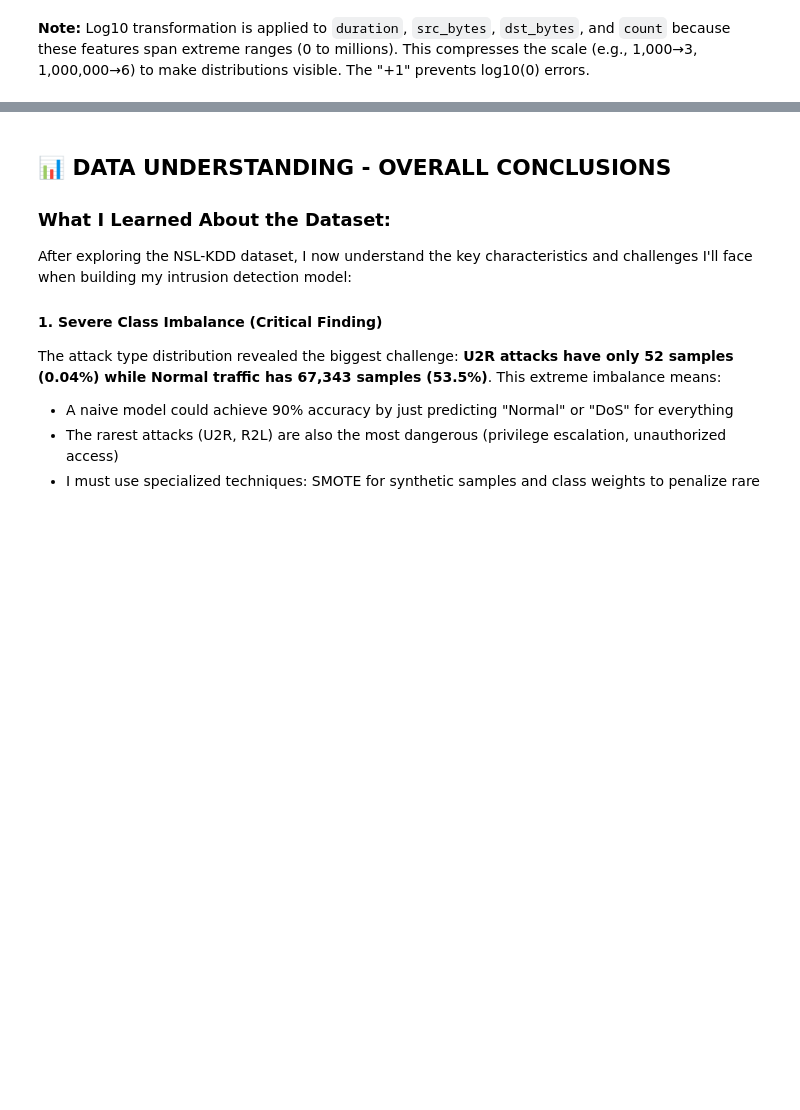
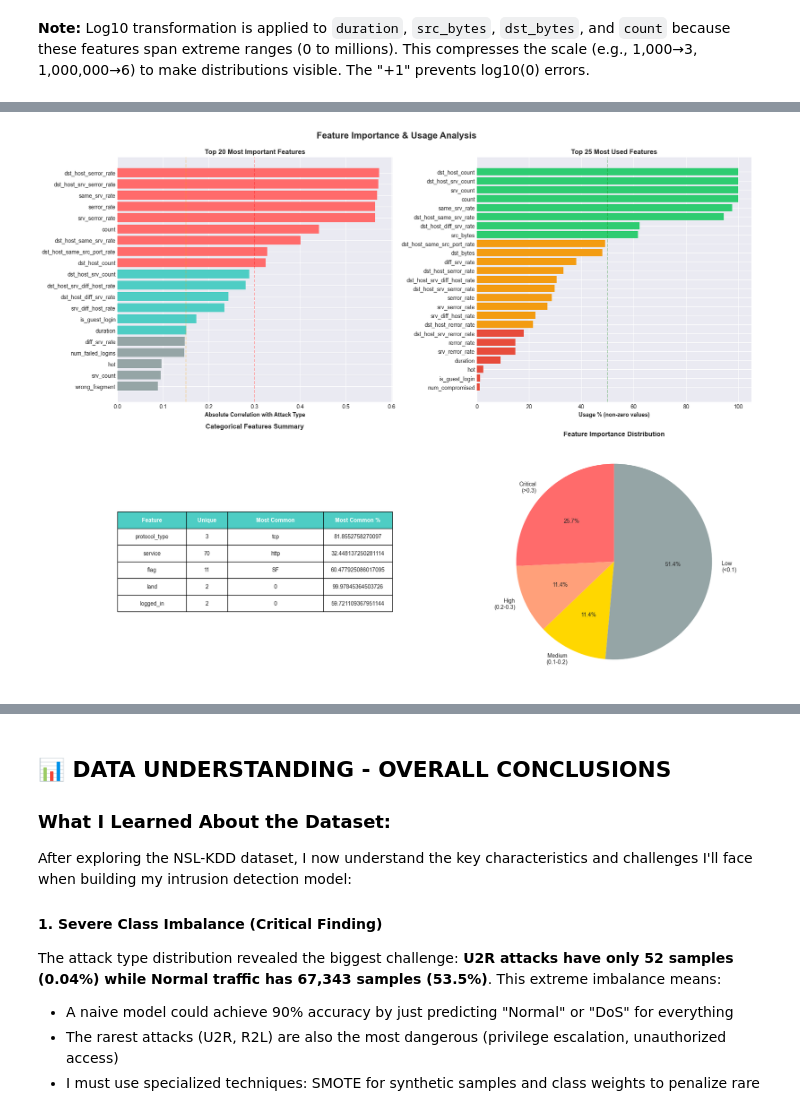
Before and after one commit to AntonDesigns/AI-ML-and-Data, a Jupyter notebook: Network Intrusion Detection/Challenge 2/Challenge2_Network_IDS_Data_Provisioning.ipynb, the cells around one changed output, grey strips where cells are left out. Drawn from its saved outputs; the diff is of its cells as text; code cells hidden in the pictures; blank space fills up the shorter version.

```diff
--- a/Network Intrusion Detection/Challenge 2/Challenge2_Network_IDS_Data_Provisioning.ipynb
+++ b/Network Intrusion Detection/Challenge 2/Challenge2_Network_IDS_Data_Provisioning.ipynb
@@ -709,0 +847,77 @@ These feature patterns validate my model will work. If Normal and Attack traffic
+# %%
+# Calculate importance metrics
+df['attack_numeric'] = pd.Categorical(df['attack_category']).codes
+feature_correlation = df[numerical_features].corrwith(df['attack_numeric']).abs().sort_values(ascending=False)
+feature_usage = (df[numerical_features] != 0).sum() / len(df) * 100
+
+fig, axes = plt.subplots(2, 2, figsize=(18, 14))
+fig.suptitle('Feature Importance & Usage Analysis', fontsize=16, fontweight='bold', y=0.995)
+
+# 1. Top 20 by Correlation
+top_corr = feature_correlation.head(20)
+colors = ['#ff6b6b' if val > 0.3 else '#4ecdc4' if val > 0.15 else '#95a5a6' for val in top_corr.values]
+axes[0, 0].barh(range(len(top_corr)), top_corr.values, color=colors)
+axes[0, 0].set_yticks(range(len(top_corr)))
+axes[0, 0].set_yticklabels(top_corr.index)
+axes[0, 0].set_xlabel('Absolute Correlation with Attack Type', fontweight='bold')
+axes[0, 0].set_title('Top 20 Most Important Features', fontweight='bold')
+axes[0, 0].axvline(x=0.3, color='red', linestyle='--', alpha=0.3)
+axes[0, 0].axvline(x=0.15, color='orange', linestyle='--', alpha=0.3)
+axes[0, 0].invert_yaxis()
+
+# 2. Top 25 by Usage
+top_usage = feature_usage.sort_values(ascending=False).head(25)
+colors_usage = ['#2ecc71' if val > 50 else '#f39c12' if val > 20 else '#e74c3c' for val in top_usage.values]
+axes[0, 1].barh(range(len(top_usage)), top_usage.values, color=colors_usage)
+axes[0, 1].set_yticks(range(len(top_usage)))
+axes[0, 1].set_yticklabels(top_usage.index)
+axes[0, 1].set_xlabel('Usage % (non-zero values)', fontweight='bold')
+axes[0, 1].set_title('Top 25 Most Used Features', fontweight='bold')
+axes[0, 1].axvline(x=50, color='green', linestyle='--', alpha=0.3)
+axes[0, 1].invert_yaxis()
+
+# 3. Categorical Summary Table
+categorical_stats = pd.DataFrame({
+    'Feature': categorical_features,
+    'Unique': [df[col].nunique() for col in categorical_features],
+    'Most Common': [df[col].mode()[0] for col in categorical_features],
+    'Most Common %': [df[col].value_counts(normalize=True).iloc[0] * 100 for col in categorical_features]
+})
+
+axes[1, 0].axis('tight')
+axes[1, 0].axis('off')
+table = axes[1, 0].table(cellText=categorical_stats.values,
+                          colLabels=categorical_stats.columns,
+                          cellLoc='center', loc='center',
+                          colWidths=[0.25, 0.15, 0.35, 0.25])
+table.auto_set_font_size(False)
+table.set_fontsize(10)
+table.scale(1, 2)
+
+for i in range(len(categorical_stats.columns)):
+    table[(0, i)].set_facecolor('#4ecdc4')
+    table[(0, i)].set_text_props(weight='bold', color='white')
+
+axes[1, 0].set_title('Categorical Features Summary', fontweight='bold', pad=20)
+
+# 4. Importance Tiers
+importance_tiers = pd.DataFrame({
+    'Tier': ['Critical\n(>0.3)', 'High\n(0.2-0.3)', 'Medium\n(0.1-0.2)', 'Low\n(<0.1)'],
+    'Count': [
+        (feature_correlation > 0.3).sum(),
+        ((feature_correlation > 0.2) & (feature_correlation <= 0.3)).sum(),
+        ((feature_correlation > 0.1) & (feature_correlation <= 0.2)).sum(),
+        (feature_correlation <= 0.1).sum()
+    ]
+})
+
+colors_pie = ['#ff6b6b', '#ffa07a', '#ffd700', '#95a5a6']
+axes[1, 1].pie(importance_tiers['Count'], labels=importance_tiers['Tier'],
+               autopct='%1.1f%%', colors=colors_pie, startangle=90)
+axes[1, 1].set_title('Feature Importance Distribution', fontweight='bold')
+
+plt.tight_layout()
+plt.savefig('feature_importance_usage.png', dpi=300, bbox_inches='tight')
+plt.show()
+# %% [output]
+[figure, added]
```
Also changed, not shown: parts of 58 cells of this notebook, 16 other files.
